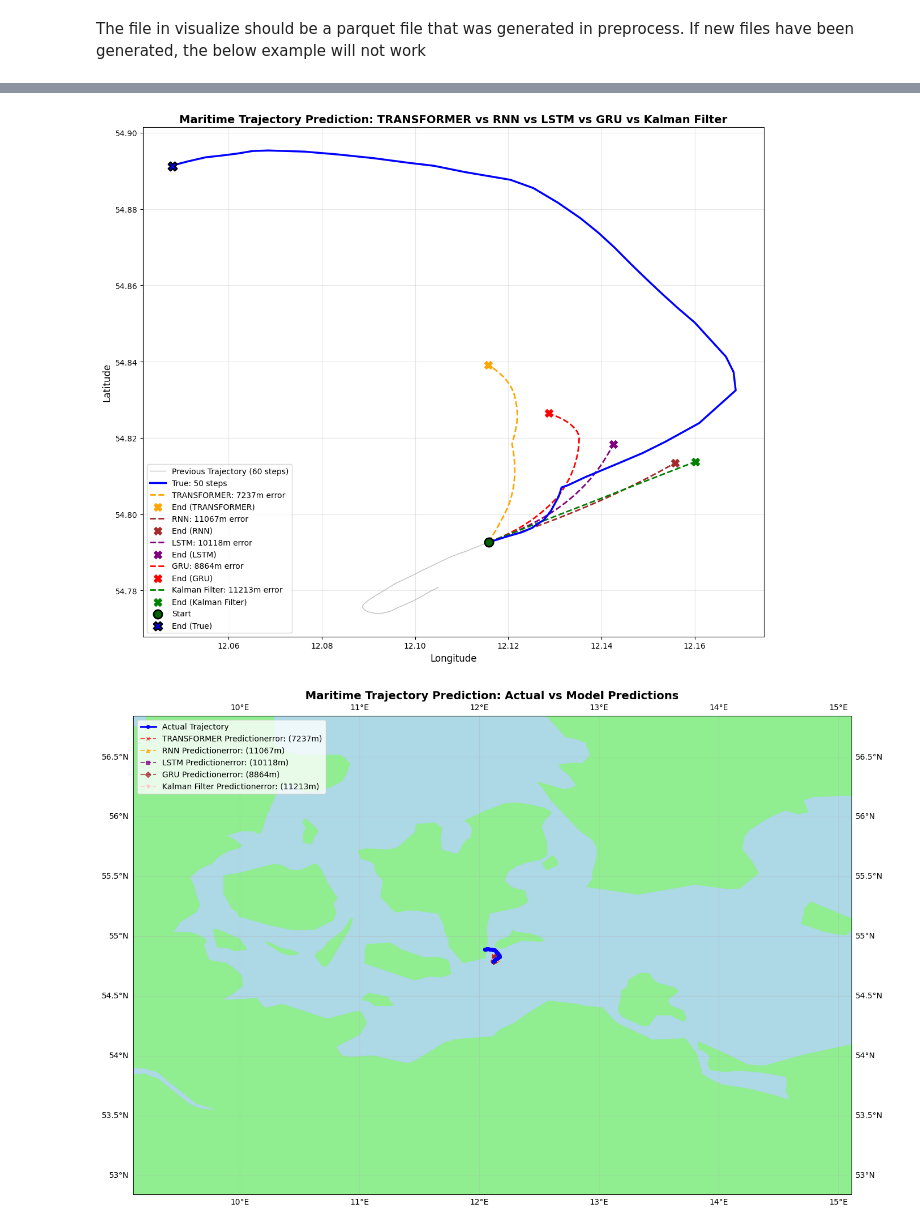
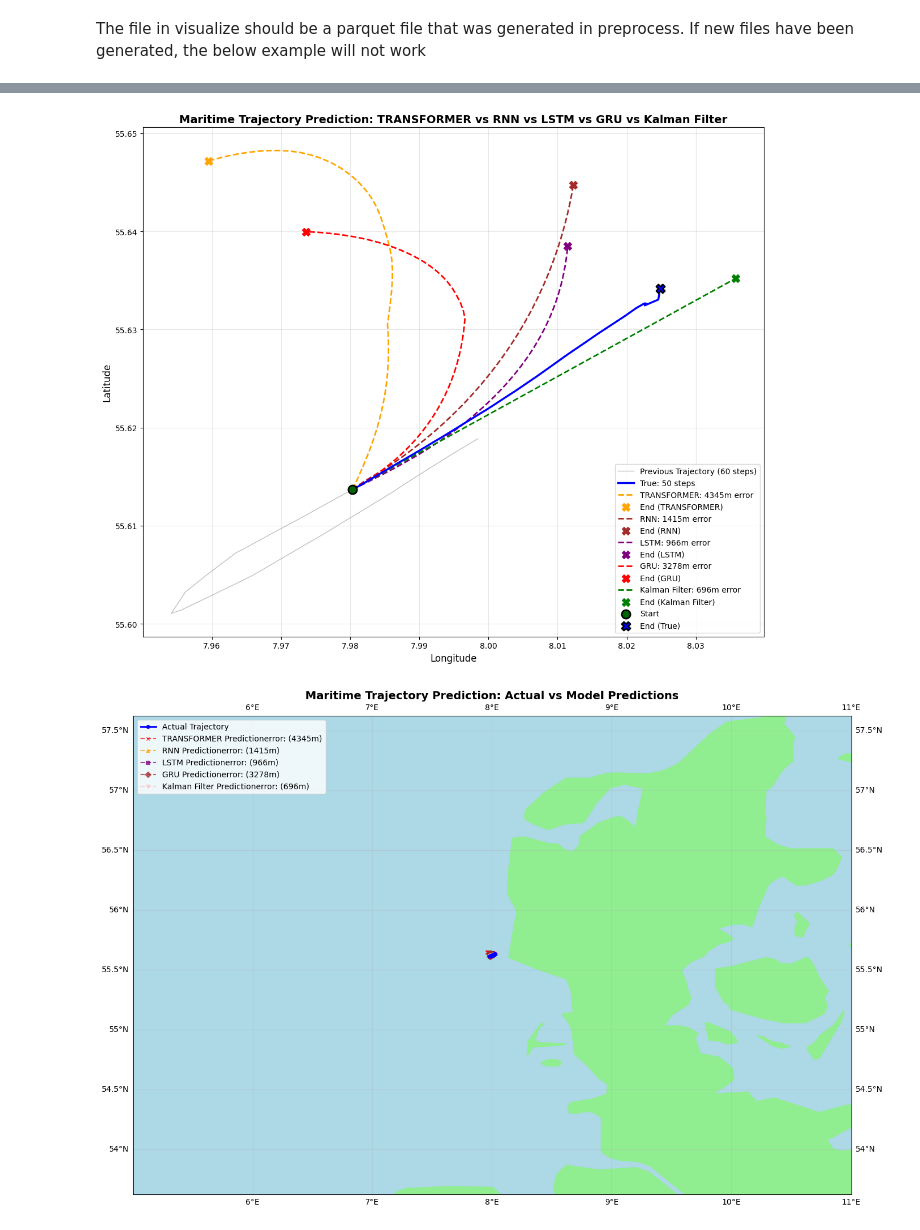
Before and after one commit to Nikkyboi/Maritime_Domain_Awareness, a Jupyter notebook: maritime_domain_awareness/notebook.ipynb, the cells around one changed output, grey strips where cells are left out. Cells and saved outputs as stored; diff of their text form; code cells hidden in the pictures.

```diff
--- a/maritime_domain_awareness/notebook.ipynb
+++ b/maritime_domain_awareness/notebook.ipynb
@@ -16,9 +16,13 @@ train.main()
 # %% [markdown]
 The file in visualize should be a parquet file that was generated in preprocess. If new files have been generated, the below example will not work
 # %%
+import importlib
 import src.maritime_domain_awareness.visualize as visualize
 
-visualize.main("data/Processed/MMSI=219000897/Segment=0/01a7aeea3f8d40ccbc3c933cd5c72f6e-0.parquet")
+# Force reload to get latest code changes
+importlib.reload(visualize)
+
+visualize.main("data/Processed/MMSI=219000617/Segment=25/513774f9fb5b4cabba2085564bb84c5c-0.parquet")
 # %% [output]
 Distance between Warsaw and Rome: 1315510.16 meters
 
@@ -53,5 +64,5 @@ Kalman Filter error: 11212.8 meters
-[figure, old version]
+[figure, new version]
-[figure, old version]
+[figure, new version]
 ==================================================
 SUMMARY OF RESULTS
 ==================================================
```
Also changed, not shown: parts of 1 cell of this notebook, 1 other file.
